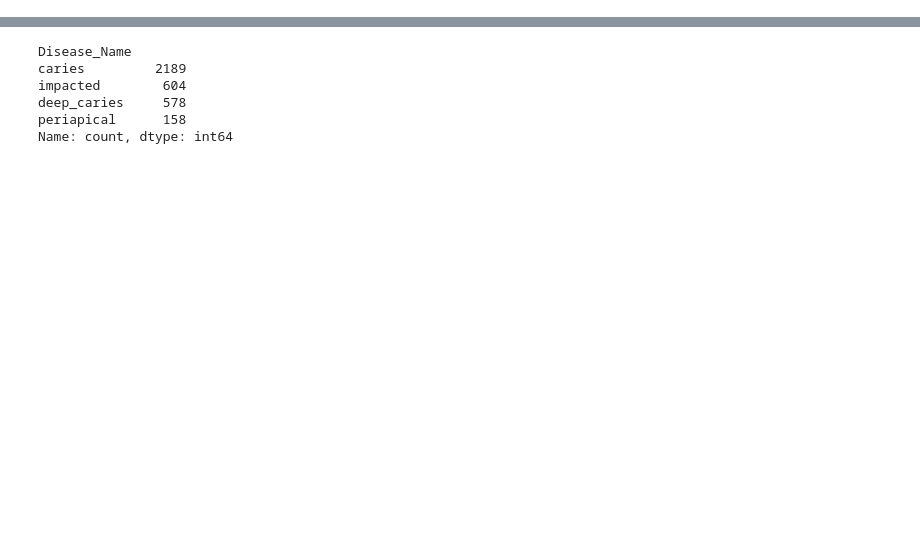
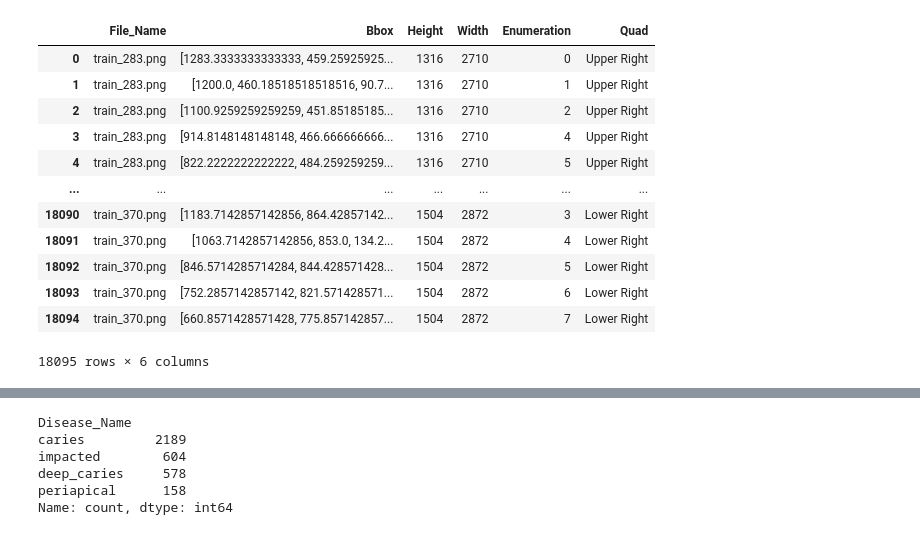
Before and after one commit to abdubakr77/dental-xray-ai, a Jupyter notebook: Notebooks/02_data_preparation.ipynb, the cells around one changed output, grey strips where cells are left out. Drawn from its saved outputs; the diff is of its cells as text; code cells hidden in the pictures; blank space fills up the shorter version.

```diff
--- a/Notebooks/02_data_preparation.ipynb
+++ b/Notebooks/02_data_preparation.ipynb
@@ -61,0 +84,17 @@ df
+# %%
+enum_df = create_enum_df(enum_ann,quad_map,segmentation=False)
+enum_df
+# %% [output]
+|  | File_Name | Bbox | Height | Width | Enumeration | Quad |
+| 0 | train_283.png | [1283.3333333333333, 459.25925925... | 1316 | 2710 | 0 | Upper Right |
+| 1 | train_283.png | [1200.0, 460.18518518518516, 90.7... | 1316 | 2710 | 1 | Upper Right |
+| 2 | train_283.png | [1100.9259259259259, 451.85185185... | 1316 | 2710 | 2 | Upper Right |
+| 3 | train_283.png | [914.8148148148148, 466.666666666... | 1316 | 2710 | 4 | Upper Right |
+| 4 | train_283.png | [822.2222222222222, 484.259259259... | 1316 | 2710 | 5 | Upper Right |
+| ... | ... | ... | ... | ... | ... | ... |
+| 18090 | train_370.png | [1183.7142857142856, 864.42857142... | 1504 | 2872 | 3 | Lower Right |
+| 18091 | train_370.png | [1063.7142857142856, 853.0, 134.2... | 1504 | 2872 | 4 | Lower Right |
+| 18092 | train_370.png | [846.5714285714284, 844.428571428... | 1504 | 2872 | 5 | Lower Right |
+| 18093 | train_370.png | [752.2857142857142, 821.571428571... | 1504 | 2872 | 6 | Lower Right |
+| 18094 | train_370.png | [660.8571428571428, 775.857142857... | 1504 | 2872 | 7 | Lower Right |
+18095 rows × 6 columns
```
Also changed, not shown: parts of 17 cells of this notebook.
